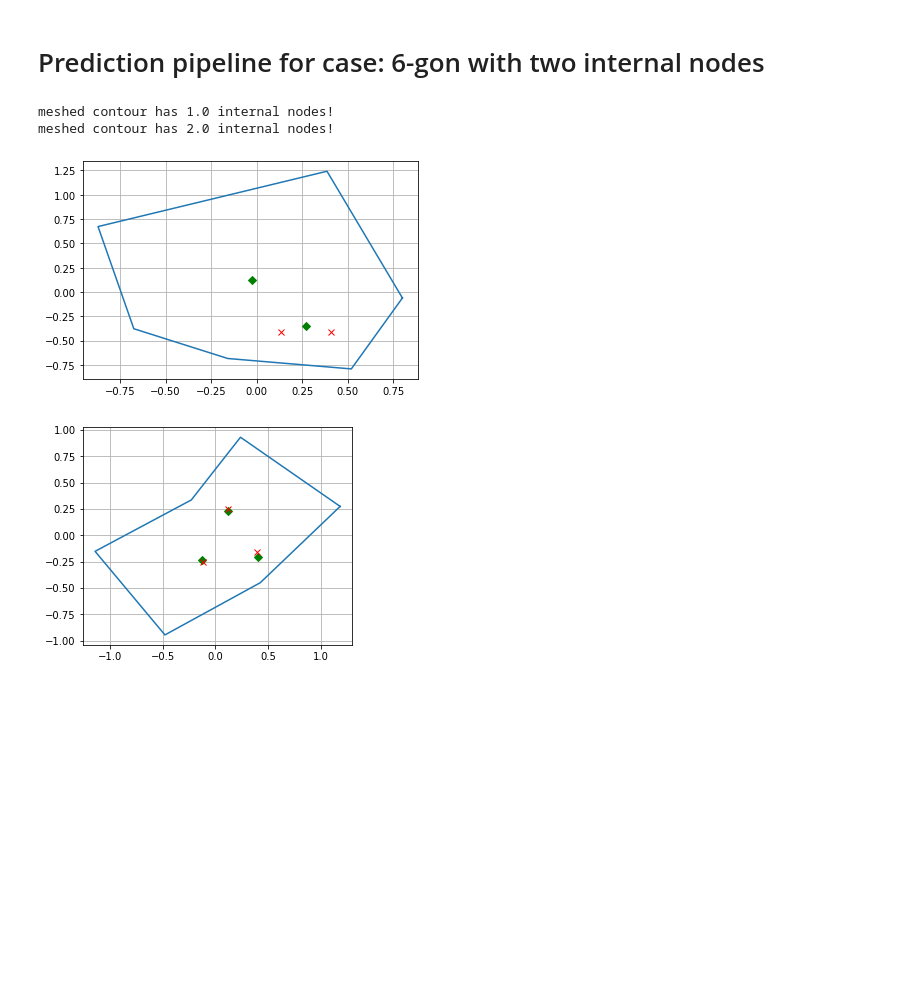
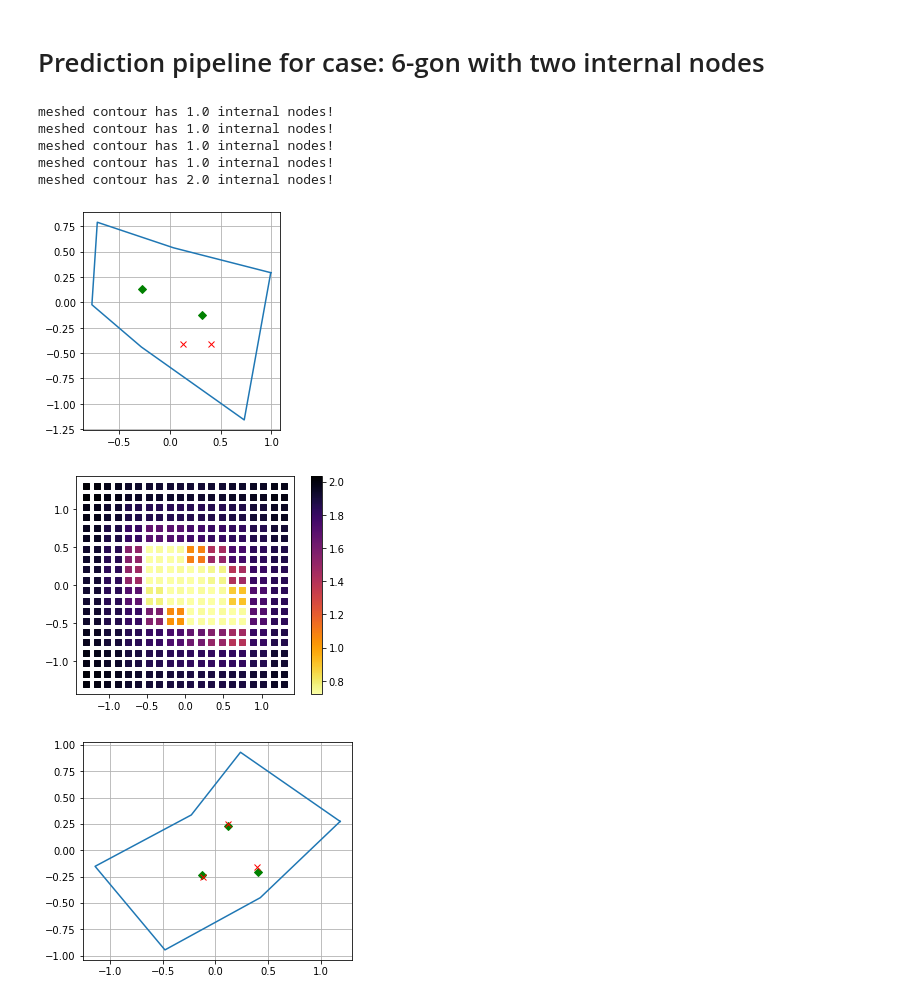
Before and after one commit to Siljekka/GrasshopperMeshAI, a Jupyter notebook: MeshPoints/MachineLearning/nn2.ipynb, the cells around one changed output. Saved outputs shown, nothing was run; the diff lists cells and outputs as text; code cells hidden in the pictures; blank space fills up the shorter version.

```diff
--- a/MeshPoints/MachineLearning/nn2.ipynb
+++ b/MeshPoints/MachineLearning/nn2.ipynb
@@ -419,10 +419,27 @@ plt.plot(meshed_internal_points[0], meshed_internal_points[1], 'gD')
 plt.plot(meshed_internal_points[2], meshed_internal_points[3], 'gD')
 pp.plot_polygon(transformed_contour)
 plt.grid(b=True)
+plt.gca().set_aspect('equal')
 # %% [output]
+meshed contour has 1.0 internal nodes!
+meshed contour has 1.0 internal nodes!
+meshed contour has 1.0 internal nodes!
 meshed contour has 1.0 internal nodes!
 meshed contour has 2.0 internal nodes!
-[figure, old version]
+[figure, new version]
+# %%
+# Try to scatter plot grid points to see whats going on
+flat_pgp = [point for row in predicted_point_grid for point in row]
+
+pgp_x = [p.x for p in flat_pgp]
+pgp_y = [p.y for p in flat_pgp]
+pgp_s = [p.score for p in flat_pgp]
+
+plt.scatter(pgp_x, pgp_y, c=pgp_s, cmap=plt.cm.inferno_r, marker='s')
+plt.colorbar()
+plt.gca().set_aspect('equal')
+# %% [output]
+[figure, added]
 # %%
 # Test data
 point_grid_test = generate_point_grid()
```
Also changed, not shown: parts of 5 cells of this notebook, 2 other files.
